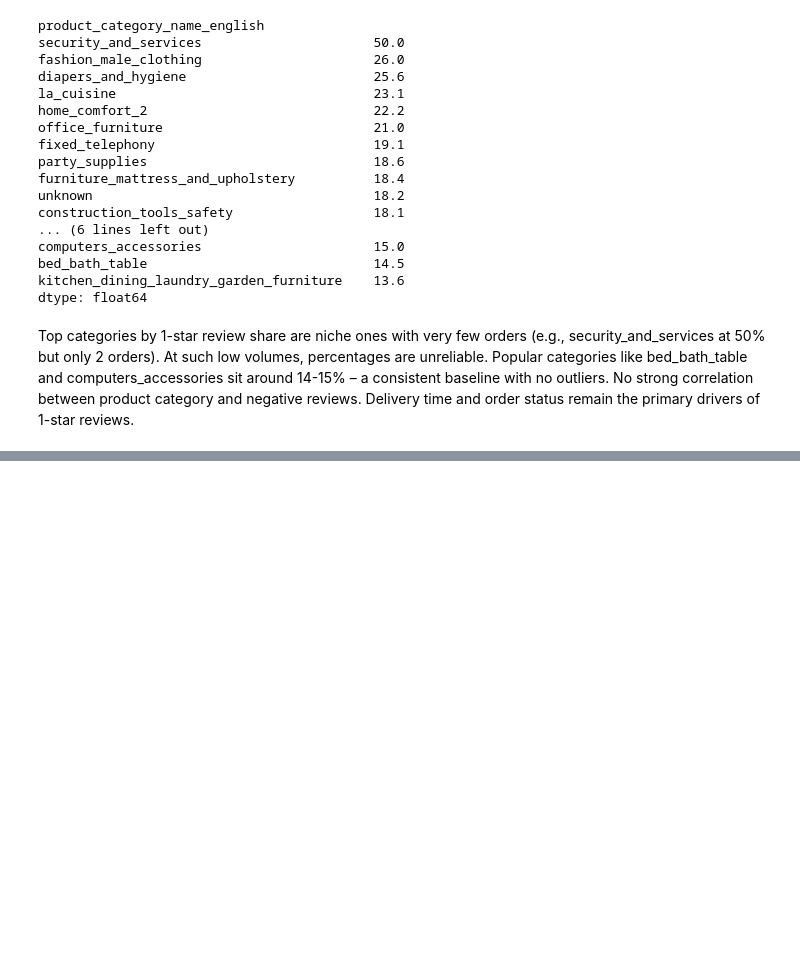
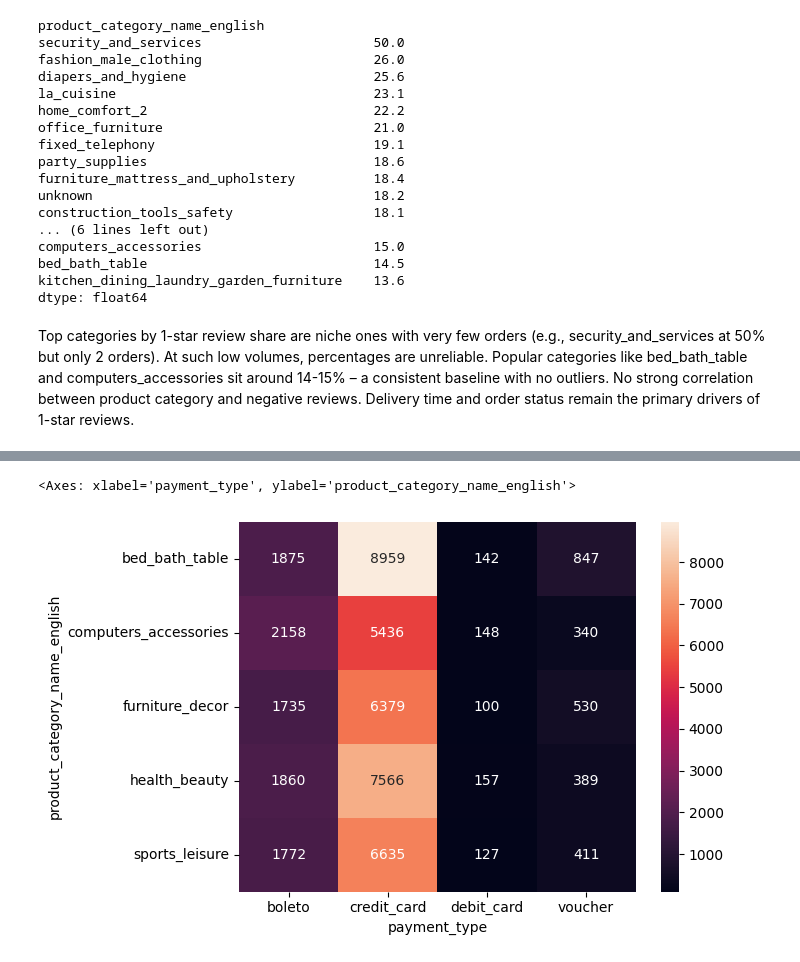
Before and after one commit to norriddx/ecommerce-orders-analysis, a Jupyter notebook: notebooks/eda.ipynb, the cells around one changed output, grey strips where cells are left out. Saved outputs shown, nothing was run; the diff lists cells and outputs as text; code cells hidden in the pictures; blank space fills up the shorter version.

```diff
--- a/notebooks/eda.ipynb
+++ b/notebooks/eda.ipynb
@@ -857,0 +923,9 @@ Top categories by 1-star review share are niche ones with very few orders (e.g.,
+# %%
+payments_items = payments.merge(items, on='order_id').merge(products, on='product_id')
+
+#pivot table
+
+filtered = payments_items[payments_items['product_category_name_english'].isin(top_popular_categories)]
+
+pvt = filtered.pivot_table(values='order_id', index='product_category_name_english', columns='payment_type', aggfunc='count')
+pvt
@@ -857,0 +940,5 @@ Top categories by 1-star review share are niche ones with very few orders (e.g.,
+# %%
+sns.heatmap(pvt, annot=True, fmt='.0f')
+# %% [output]
+<Axes: xlabel='payment_type', ylabel='product_category_name_english'>
+[figure, added]
```
Also changed, not shown: parts of 16 cells of this notebook.
